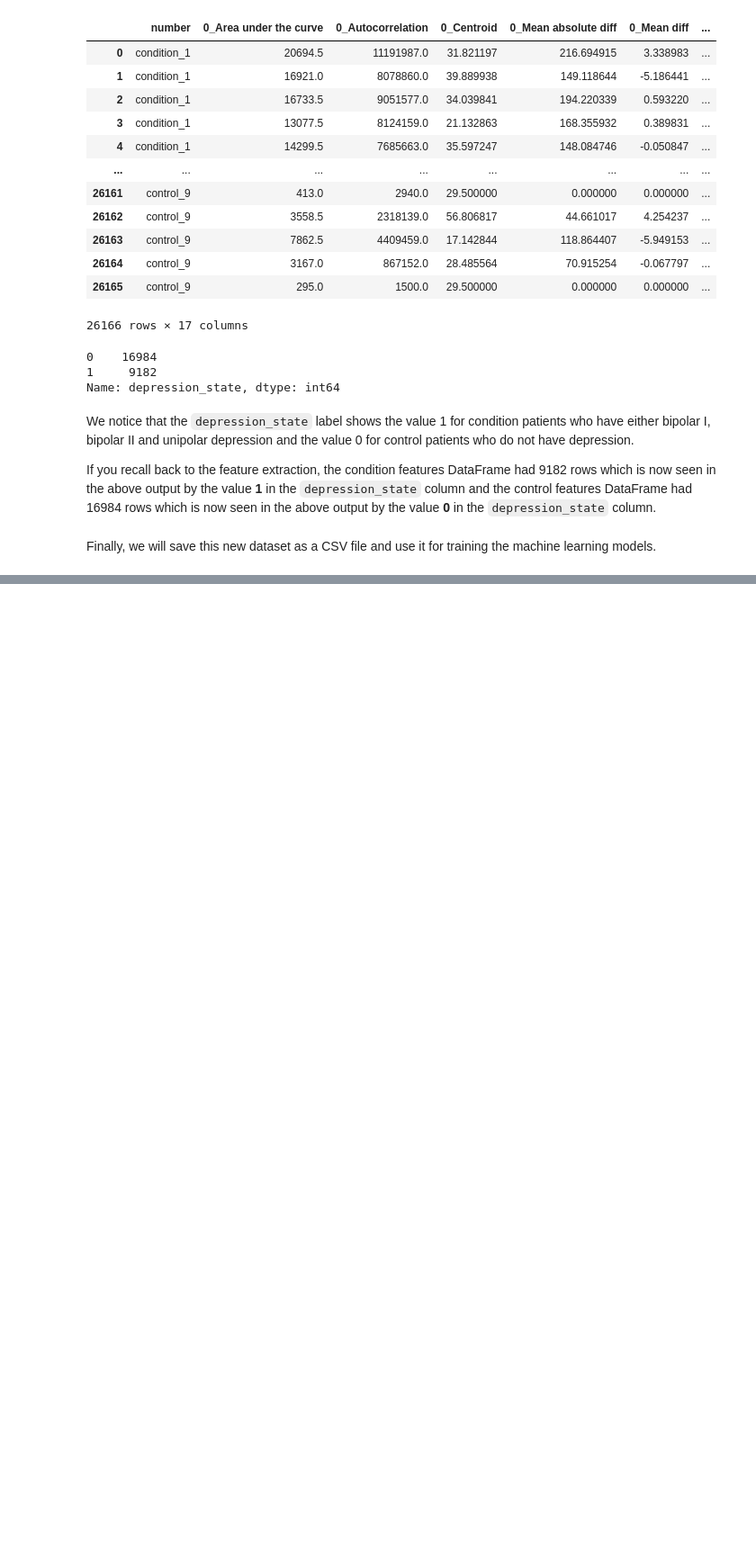
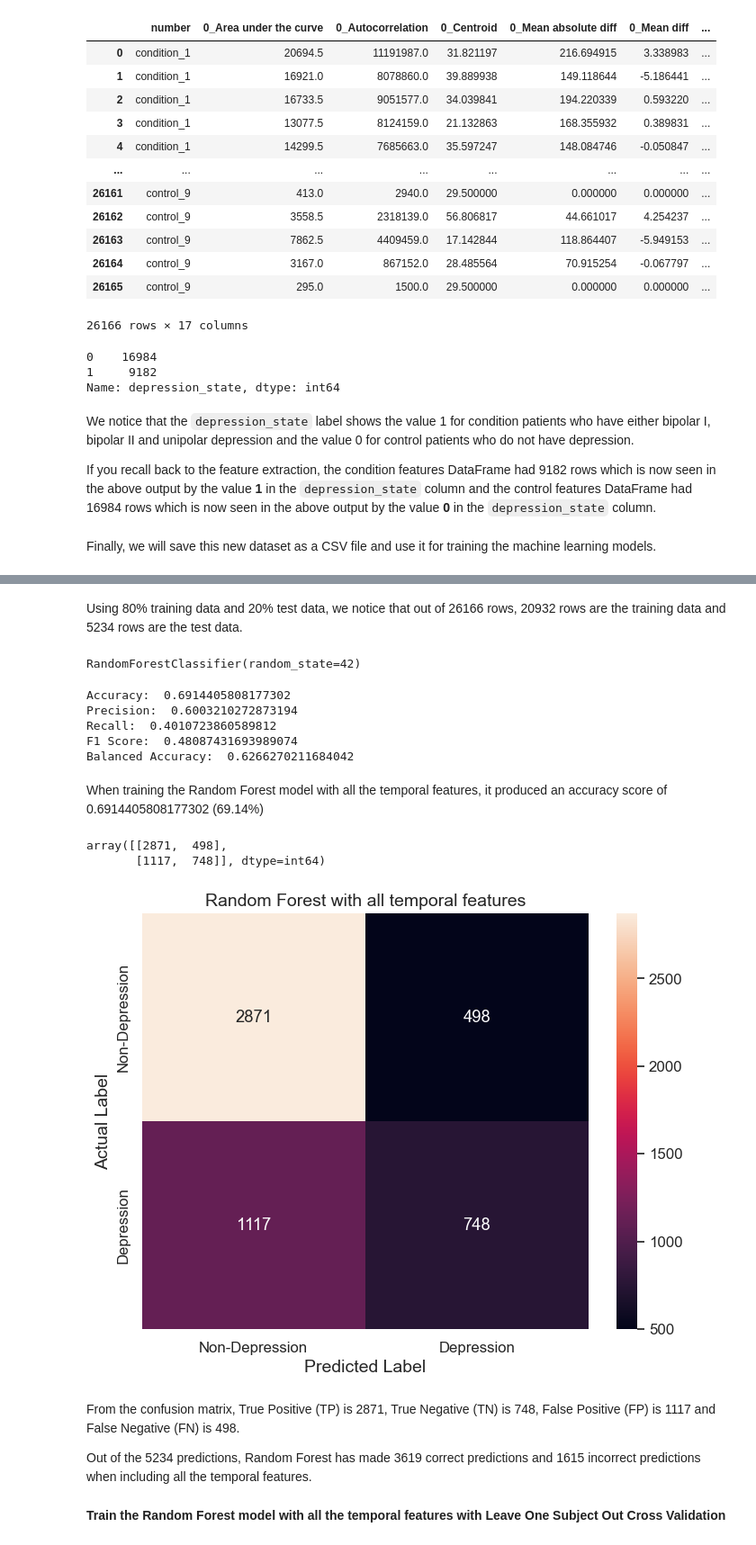
Before and after one commit to KADev2022/CS3IP, a Jupyter notebook: Machine Learning Experiment - Depression or Non-Depression Classification (Final).ipynb, the cells around one changed output, grey strips where cells are left out. Shown at 90% size. Cells and saved outputs as stored; diff of their text form; code cells hidden in the pictures; blank space fills up the shorter version.

```diff
--- a/Machine Learning Experiment - Depression or Non-Depression Classification (Final).ipynb
+++ b/Machine Learning Experiment - Depression or Non-Depression Classification (Final).ipynb
@@ -462,0 +599,3 @@ new_patient_df.to_csv("new_data_final/depression_hourly_time_series_data_tempora
+# %%
+# Data Splitting - split into 80% training data and 20% test data
+X_train, X_test, y_train, y_test = train_test_split(X, y, test_size=0.2, random_state=42)
@@ -462,0 +668,14 @@ new_patient_df.to_csv("new_data_final/depression_hourly_time_series_data_tempora
+# %% [markdown]
+Using 80% training data and 20% test data, we notice that out of 26166 rows, 20932 rows are the training data and 5234 rows are the test data.
+# %%
+# Train Random Forest with all the temporal features without cross validation
+from sklearn.ensemble import RandomForestClassifier
+
+# Train the Random Forest model
+rf_clf = RandomForestClassifier(random_state=42)
+rf_clf.fit(X_train, y_train)
+# %% [output]
+RandomForestClassifier(random_state=42)
+# %%
+# Predict the class for the independent variables
+y_pred = rf_clf.predict(X_test)
@@ -462,0 +684,30 @@ new_patient_df.to_csv("new_data_final/depression_hourly_time_series_data_tempora
+# %%
+# Evaluation metric results for Random Forest with all the temporal features without cross validation
+
+# Accuracy score for Random Forest
+accuracy = accuracy_score(y_test, y_pred)
+print("Accuracy: ", accuracy)
+
+# Precision score for Random Forest
+precision = precision_score(y_test, y_pred)
+print("Precision: ", precision)
+
+# Recall score for Random Forest
+recall = recall_score(y_test, y_pred)
+print("Recall: ", recall)
+
+# F1 score for Random Forest
+f1 = f1_score(y_test, y_pred)
+print("F1 Score: ", f1)
+
+# Balanced Accuracy score for Random Forest
+balanced_accuracy = balanced_accuracy_score(y_test, y_pred)
+print("Balanced Accuracy: ", balanced_accuracy)
+# %% [output]
+Accuracy:  0.6914405808177302
+Precision:  0.6003210272873194
+Recall:  0.4010723860589812
+F1 Score:  0.48087431693989074
+Balanced Accuracy:  0.6266270211684042
+# %% [markdown]
+When training the Random Forest model with all the temporal features, it produced an accuracy score of 0.6914405808177302 (69.14%)
@@ -462,0 +716,33 @@ new_patient_df.to_csv("new_data_final/depression_hourly_time_series_data_tempora
+# %%
+# Confusion matrix for the Random Forest model with all the temporal features
+confusion_matrix(y_test, y_pred)
+# %% [output]
+array([[2871,  498],
+       [1117,  748]], dtype=int64)
+# %%
+# Function to plot the confusion matrix for experiments without Leave One Subject Out Cross Validation
+def plot_confusion_matrix_without_cross_validation(conf_matrix, title):
+    # Figure size and font size scaling
+    plt.figure(figsize=(8,6), dpi=100)
+    sns.set(font_scale=1.1)
+
+    # Visualise the confusion matrix using heatmap
+    cm = sns.heatmap(conf_matrix, annot=True, fmt='d')
+    cm.set_xlabel("Predicted Label", fontsize=14)
+    cm.xaxis.set_ticklabels(['Non-Depression', 'Depression'])
+    cm.set_ylabel("Actual Label", fontsize=14)
+    cm.yaxis.set_ticklabels(['Non-Depression', 'Depression'])
+    cm.set_title(title, fontsize=14)
+
+    plt.show()
+# %%
+plot_confusion_matrix_without_cross_validation(confusion_matrix(y_test, y_pred),
+                                               "Random Forest with all temporal features")
+# %% [output]
+[figure, added]
+# %% [markdown]
+From the confusion matrix, True Positive (TP) is 2871, True Negative (TN) is 748, False Positive (FP) is 1117 and False Negative (FN) is 498.<br>
+
+Out of the 5234 predictions, Random Forest has made 3619 correct predictions and 1615 incorrect predictions when including all the temporal features.
+# %% [markdown]
+**Train the Random Forest model with all the temporal features with Leave One Subject Out Cross Validation**
```
Also changed, not shown: parts of 49 cells of this notebook.
